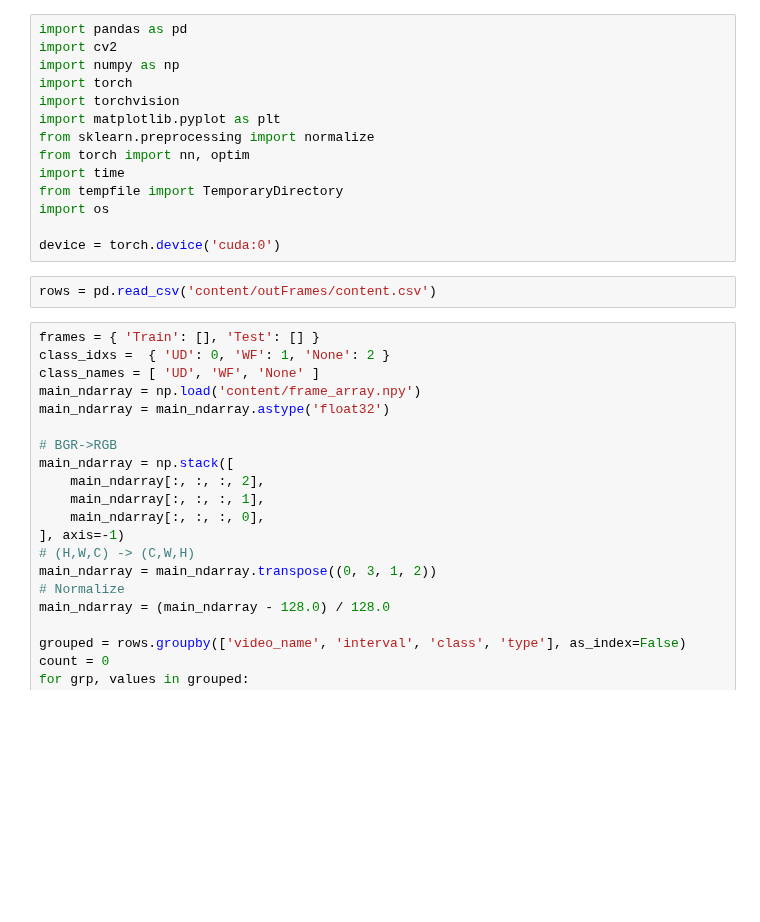
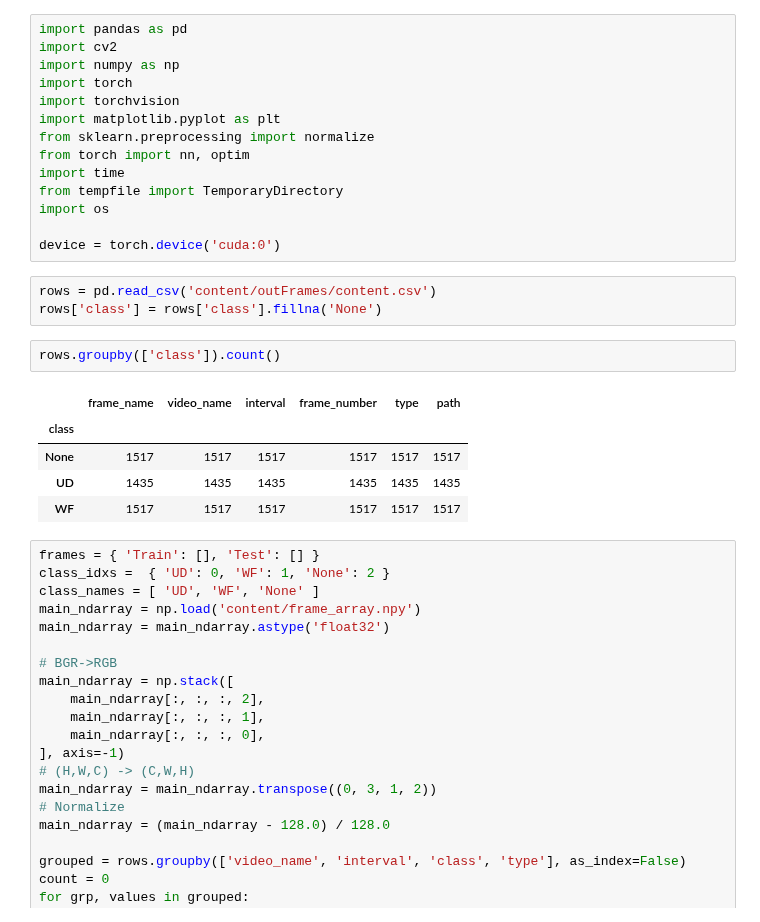
Before and after one commit to ali-ihssan/Gradient-descent-squad, a Jupyter notebook: transfer_learning_with_mvit.ipynb, the cells around one changed output. Cells and saved outputs as stored; diff of their text form; blank space fills up the shorter version.

```diff
--- a/transfer_learning_with_mvit.ipynb
+++ b/transfer_learning_with_mvit.ipynb
@@ -14,6 +14,15 @@ import os
 device = torch.device('cuda:0')
 # %%
 rows = pd.read_csv('content/outFrames/content.csv')
+rows['class'] = rows['class'].fillna('None')
+# %%
+rows.groupby(['class']).count()
+# %% [output]
+|  | frame_name | video_name | interval | frame_number | type | path |
+| class |  |  |  |  |  |  |
+| None | 1517 | 1517 | 1517 | 1517 | 1517 | 1517 |
+| UD | 1435 | 1435 | 1435 | 1435 | 1435 | 1435 |
+| WF | 1517 | 1517 | 1517 | 1517 | 1517 | 1517 |
 # %%
 frames = { 'Train': [], 'Test': [] }
 class_idxs =  { 'UD': 0, 'WF': 1, 'None': 2 }
```
Also changed, not shown: parts of 9 cells of this notebook, 1 other file.
